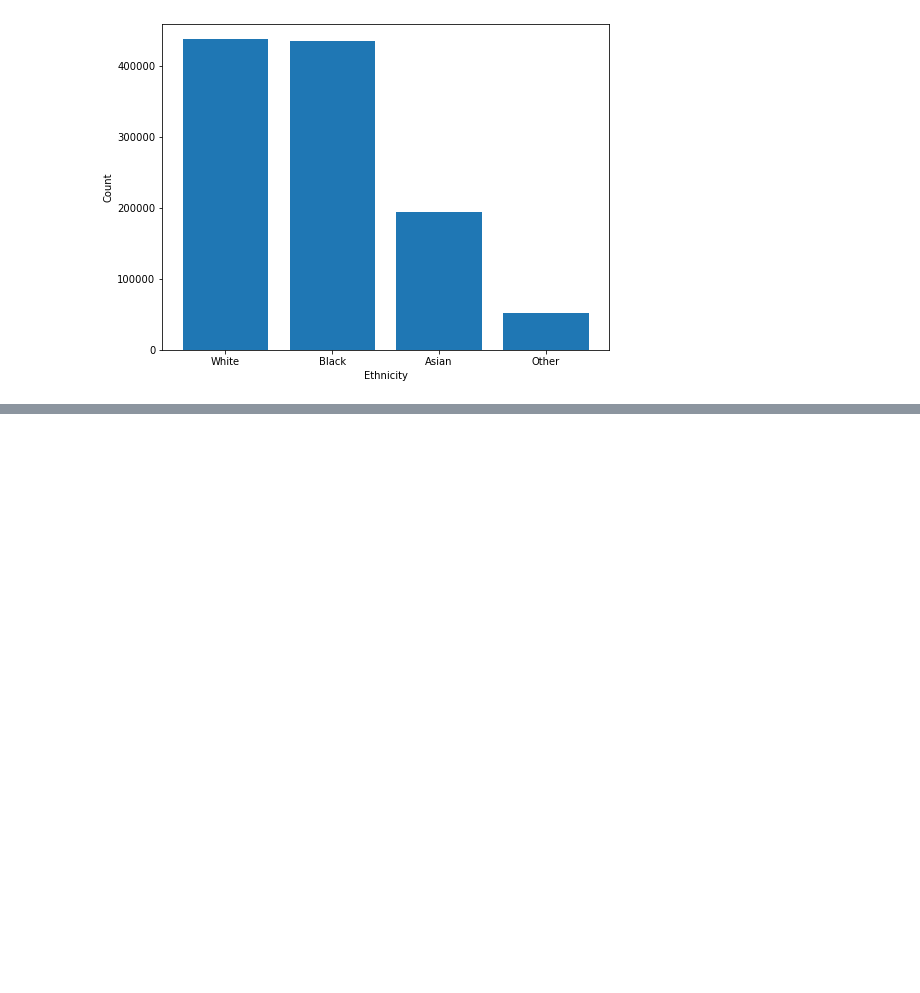
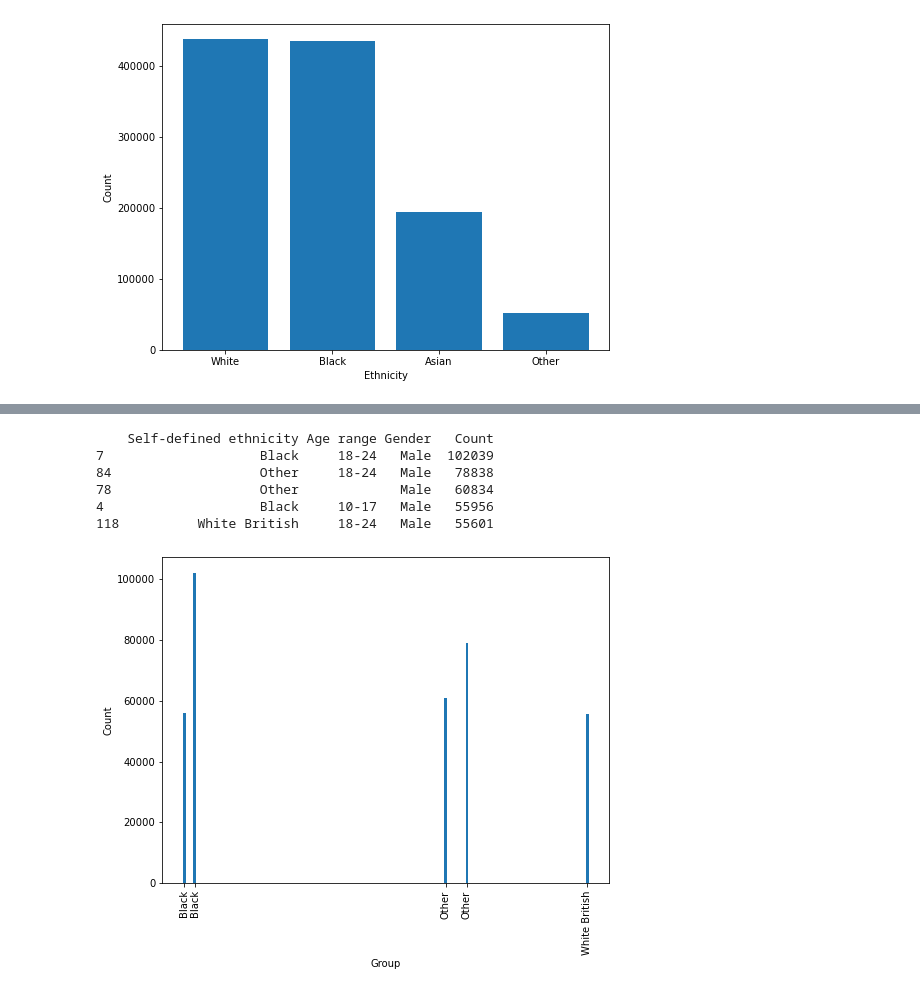
Before and after one commit to KostasBiris/Stop-and-Search-Project, a Jupyter notebook: StopAndSearchProgram.ipynb, the cells around one changed output, grey strips where cells are left out. Saved outputs shown, nothing was run; the diff lists cells and outputs as text; code cells hidden in the pictures; blank space fills up the shorter version.

```diff
--- a/StopAndSearchProgram.ipynb
+++ b/StopAndSearchProgram.ipynb
@@ -487,0 +698,39 @@ Text(0, 0.5, 'Count')
+# %%
+import pandas as pd
+import matplotlib.pyplot as plt
+
+file_path = "D:\Old_Courses\Masters Modules\Individual Project\Program\combined_data_clean.csv"
+
+# Read the CSV file into a DataFrame
+combined_data = pd.read_csv(file_path)
+
+# Fill missing values in the "Age range" column with a default value
+combined_data["Age range"].fillna("", inplace=True)
+
+# Group the DataFrame based on "Self-defined ethnicity", "Age range", and "Gender"
+grouped_data = combined_data.groupby(["Self-defined ethnicity", "Age range", "Gender"]).size().reset_index(name="Count")
+
+# Sort the grouped data by count in descending order
+sorted_data = grouped_data.sort_values(by="Count", ascending=False)
+
+# Take only the top 5 largest values
+top_5_data = sorted_data.head(5)
+
+# Print the total counts for each group
+print(top_5_data)
+
+# Create a bar plot
+plt.figure(figsize=(8, 6))  # Adjust figure size
+plt.bar(top_5_data.index, top_5_data["Count"])
+plt.xlabel('Group')
+plt.ylabel('Count')
+plt.xticks(top_5_data.index, top_5_data["Self-defined ethnicity"], rotation=90)
+plt.show()
+# %% [output]
+    Self-defined ethnicity Age range Gender   Count
+7                    Black     18-24   Male  102039
+84                   Other     18-24   Male   78838
+78                   Other             Male   60834
+4                    Black     10-17   Male   55956
+118          White British     18-24   Male   55601
+[figure, added]
```
Also changed, not shown: parts of 22 cells of this notebook.
